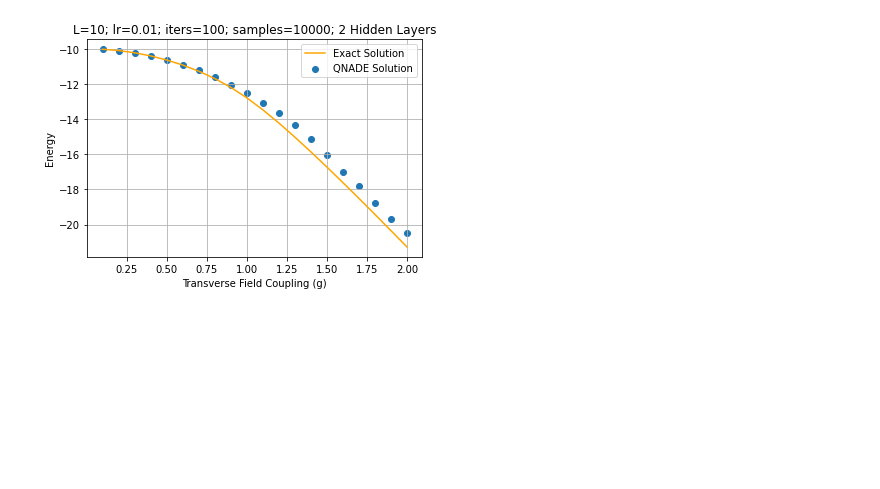
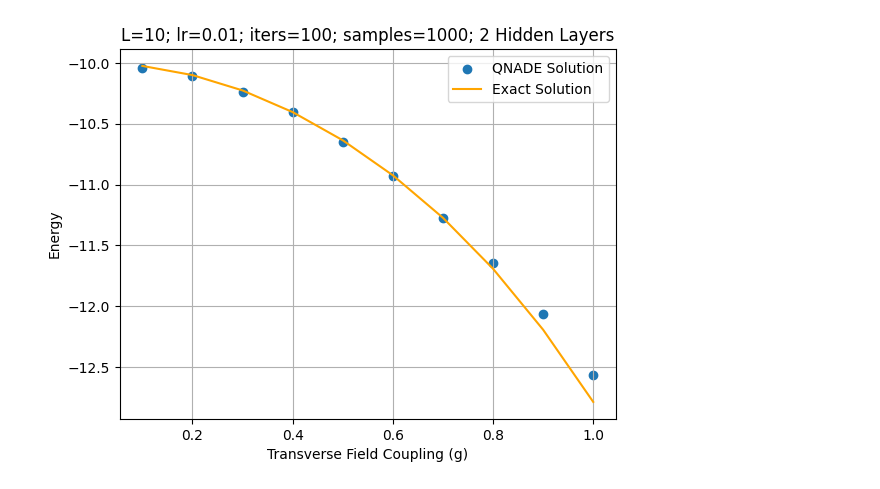
Before and after one commit to cpsanders/QNADE, a Jupyter notebook: notebooks/b_val_testing.ipynb, the cells around one changed output. Saved outputs shown, nothing was run; the diff lists cells and outputs as text; code cells hidden in the pictures; blank space fills up the shorter version.

```diff
--- a/notebooks/b_val_testing.ipynb
+++ b/notebooks/b_val_testing.ipynb
@@ -469,14 +142,14 @@ print(min_e_exp)
 # %%
 """PLOT DATA"""
 
-plt.scatter(tested_b_vals, min_e_train, label="QNADE Solution")
-plt.plot(tested_b_vals, min_e_exp, "orange", label="Exact Solution")
+plt.scatter(B_vals, min_e_train, label="QNADE Solution")
+plt.plot(B_vals, expected_energies, "orange", label="Exact Solution")
 plt.grid()
 plt.legend()
 plt.xlabel("Transverse Field Coupling (g)")
 plt.ylabel("Energy")
-plt.title("L=10; lr=0.01; iters=100; samples=10000; 2 Hidden Layers")
+plt.title(f"L={L}; lr={lr}; iters={number_of_training_iterations}; samples={number_of_training_samples}; 2 Hidden Layers")
 plt.savefig("g_test_2_H_Layer_L=10.png")
 plt.show()
 # %% [output]
-[figure, old version]
+[figure, new version]
```
Also changed, not shown: parts of 8 cells of this notebook.
